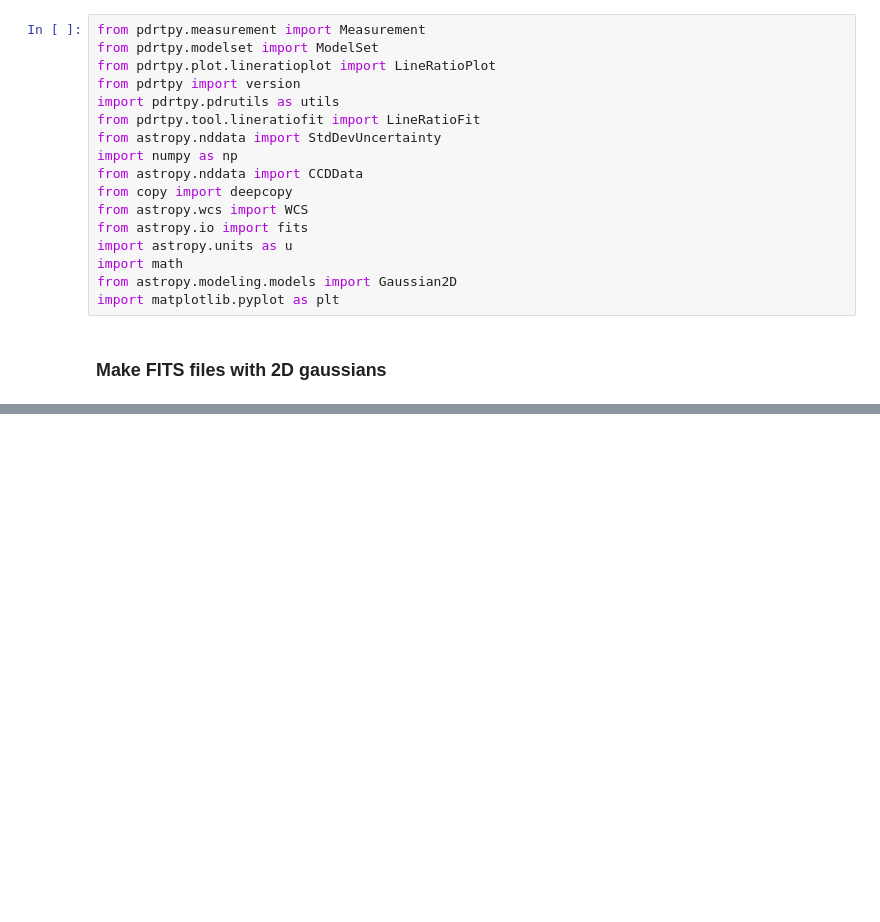
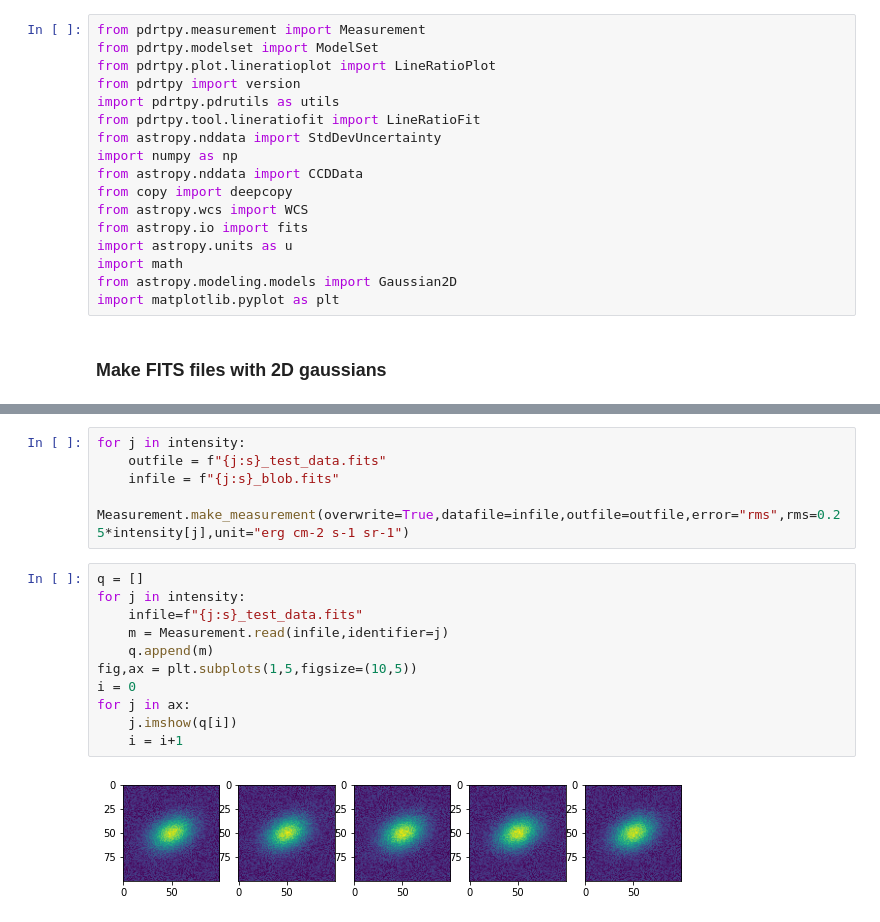
Before and after one commit to mpound/pdrtpy, a Jupyter notebook: MakeFakeData.ipynb, the cells around one changed output, grey strips where cells are left out. Drawn from its saved outputs; the diff is of its cells as text; blank space fills up the shorter version.

```diff
--- a/MakeFakeData.ipynb
+++ b/MakeFakeData.ipynb
@@ -93,0 +127,18 @@ data_2D.shape
+# %%
+for j in intensity:
+    outfile = f"{j:s}_test_data.fits"
+    infile = f"{j:s}_blob.fits"
+    Measurement.make_measurement(overwrite=True,datafile=infile,outfile=outfile,error="rms",rms=0.25*intensity[j],unit="erg cm-2 s-1 sr-1")
+# %%
+q = []
+for j in intensity:
+    infile=f"{j:s}_test_data.fits"
+    m = Measurement.read(infile,identifier=j)
+    q.append(m)
+fig,ax = plt.subplots(1,5,figsize=(10,5))
+i = 0
+for j in ax:
+    j.imshow(q[i])
+    i = i+1
+# %% [output]
+[figure, added]
```
Also changed, not shown: parts of 9 cells of this notebook.
